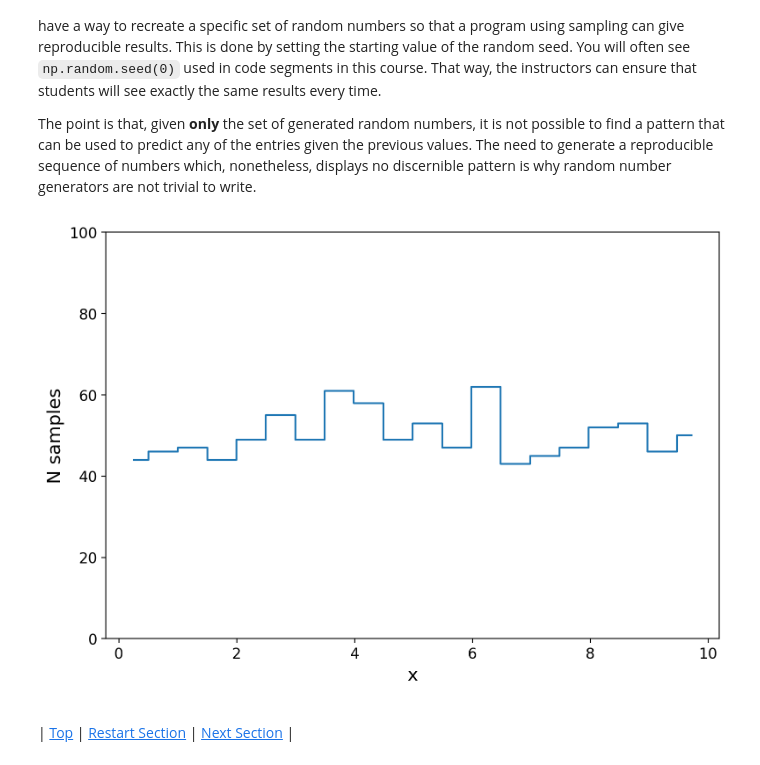
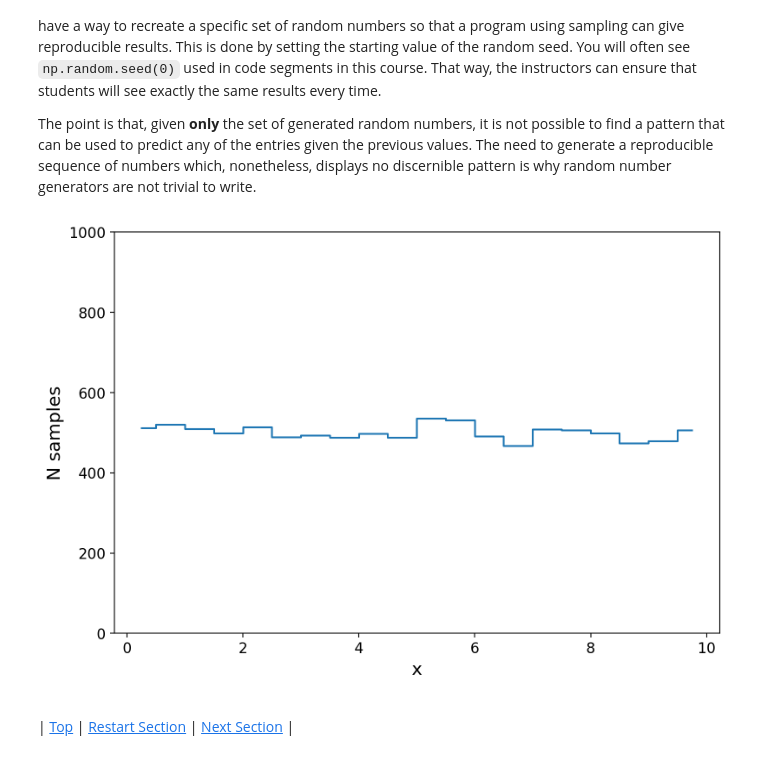
Before and after one commit to catherine4331/ComputationalDataScience, a Jupyter notebook: 8S50x_L01.ipynb, the cells around one changed output. Cells and saved outputs as stored; diff of their text form; code cells hidden in the pictures.

Commit message:
Distributions!

```diff
--- a/8S50x_L01.ipynb
+++ b/8S50x_L01.ipynb
@@ -351,7 +351,7 @@ The point is that, given **only** the set of generated random numbers, it is not
 #>>>RUN: L1.2-runcell01
 
 #Randomly choose 1000 events between 0 and 10
-bkg = np.random.uniform(0,10, 1000)
+bkg = np.random.uniform(0,10, 10000)
 
 #ALTERNATIVELY
 #Randomly choose 1000 events from a normal distribution with mean 0 and standard deviation 1
@@ -364,28 +364,28 @@ bkg = np.random.uniform(0,10, 1000)
 # %%
 #>>>RUN: L1.2-runcell02
 
 #Now let's make a histogram
 histy, bin_edges = np.histogram(bkg, bins=20)
 bin_centers = 0.5*(bin_edges[1:] + bin_edges[:-1])
 
 
 #plotting-------------------
 #plot size
 fig, ax = plt.subplots(figsize=(9,6)) #optionally set the figure size here
 
 #plot data and axes limits
 plt.plot(bin_centers,histy,drawstyle = 'steps-mid')
-plt.ylim(0,100) #You will need to change this for a normal distribution
+plt.ylim(0,1000) #You will need to change this for a normal distribution
 #ax.set_ylim([0,100]) #set the y-range of ax to be 0 to 100, if using ax
 
 #plot labels and style
 plt.xlabel('x', fontsize=15) #Label x
 plt.ylabel('N samples', fontsize=15) #Label y
 plt.xticks(fontsize=12)
 plt.yticks(fontsize=12)
 plt.show()
 # %% [output]
-[figure, old version]
+[figure, new version]
 # %% [markdown]
 <a name='exercises_1_2'></a>
 
```
Also changed, not shown: parts of 4 cells of this notebook.
